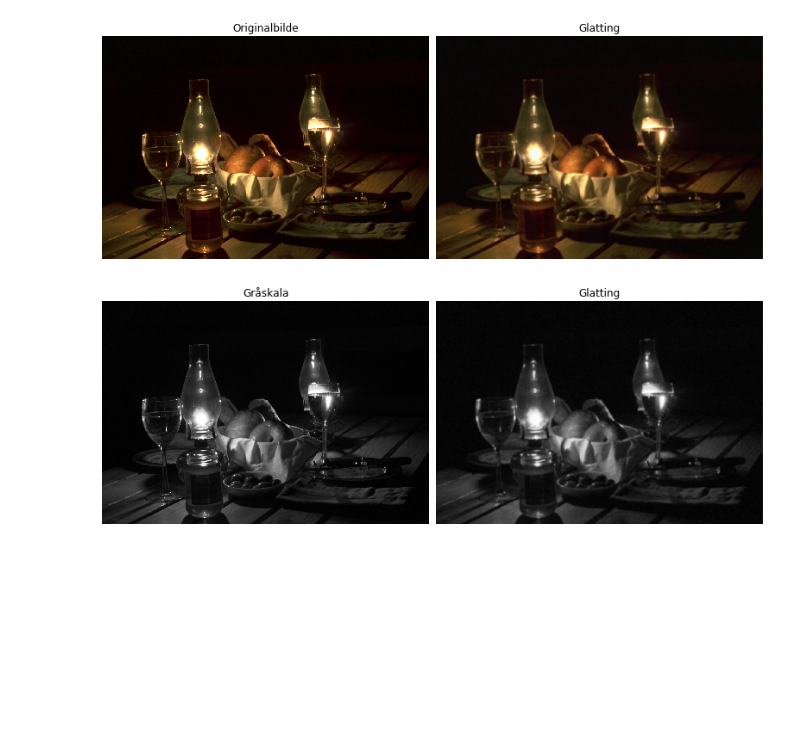
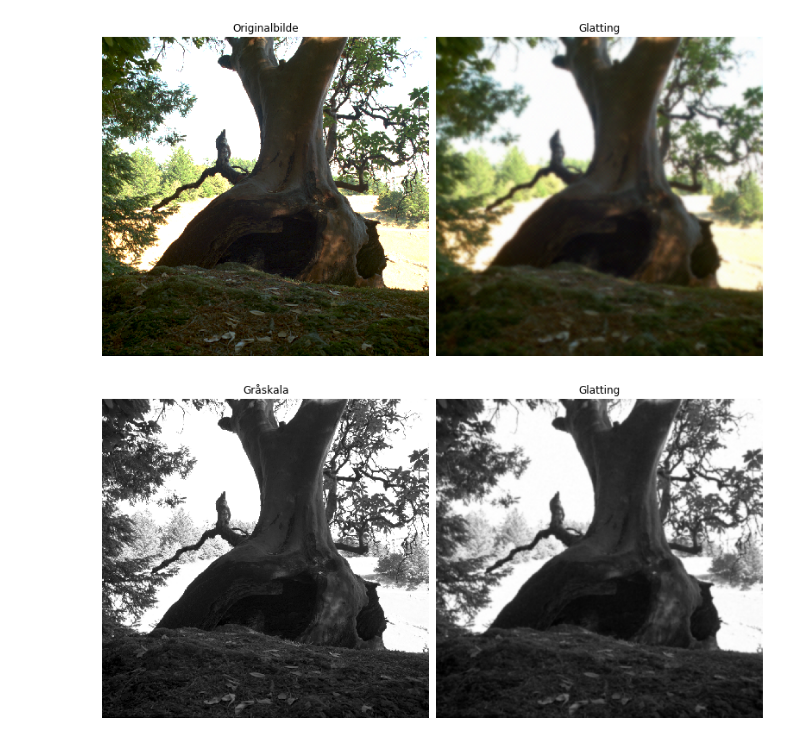
Before and after one commit to jegerud/Sciprog2020project, a Jupyter notebook: src/Glatting.ipynb, the cells around one changed output. Cells and saved outputs as stored; diff of their text form; code cells hidden in the pictures; blank space fills up the shorter version.

Commit message:
Implementert sofistikert løsning for glatting

```diff
--- a/src/Glatting.ipynb
+++ b/src/Glatting.ipynb
@@ -40,5 +1,12 @@ glattingBW(Tree_00032)
-# %%
-glattingBW(StillLife_01024)
-# %% [output]
-[figure, removed]
-[figure, removed]
+# %%
+import numpy as np
+import matplotlib.pyplot as plt
+import imageio
+import eksplisitt as eks
+import ImageView as imv
+
+Tree   = '..\hdr-bilder\Tree\Tree_00032.png'
+Balls  = '..\hdr-bilder\Balls\Balls_00032.png'
+StillLife = '..\hdr-bilder\StillLife\StillLife_01024.png'
+
+constant = 1.3
@@ -44,0 +57,5 @@ glattingBW(StillLife_01024)
+# %%
+glatting(Tree, constant)
+# %% [output]
+[figure, added]
+[figure, added]
```
Also changed, not shown: parts of 5 cells of this notebook.
